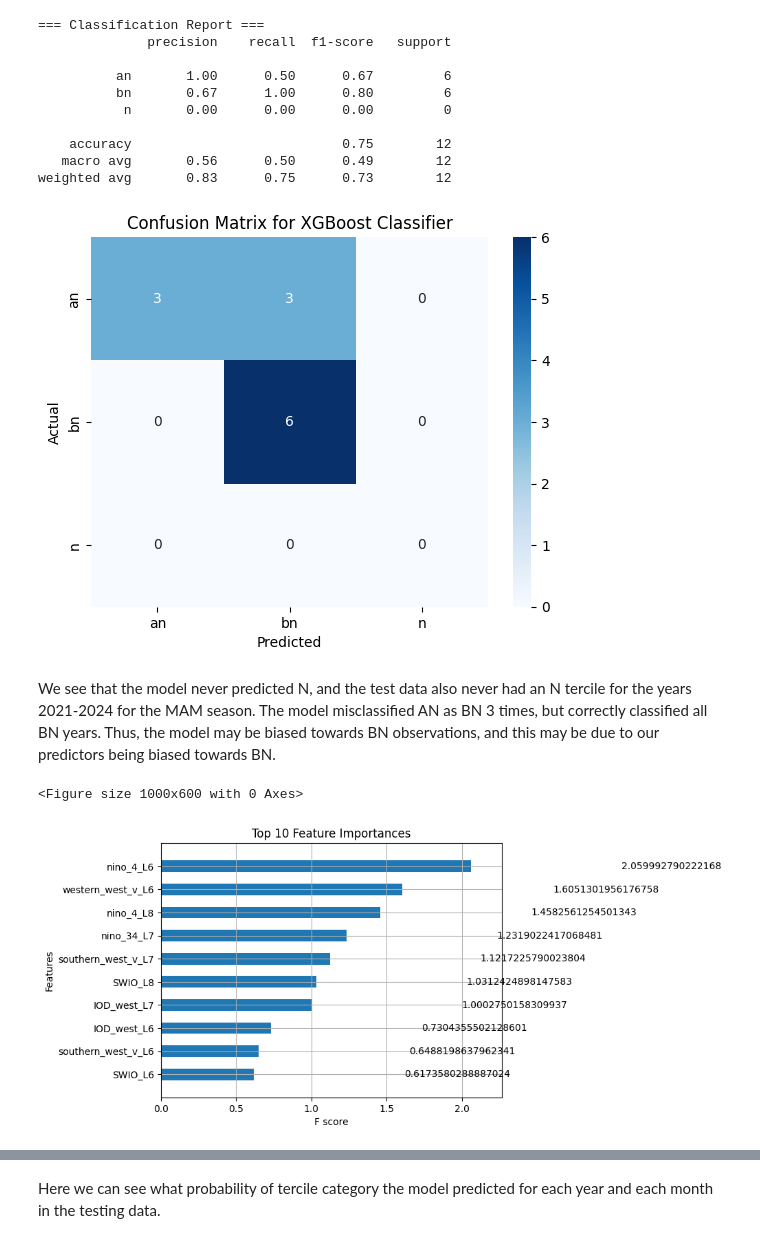
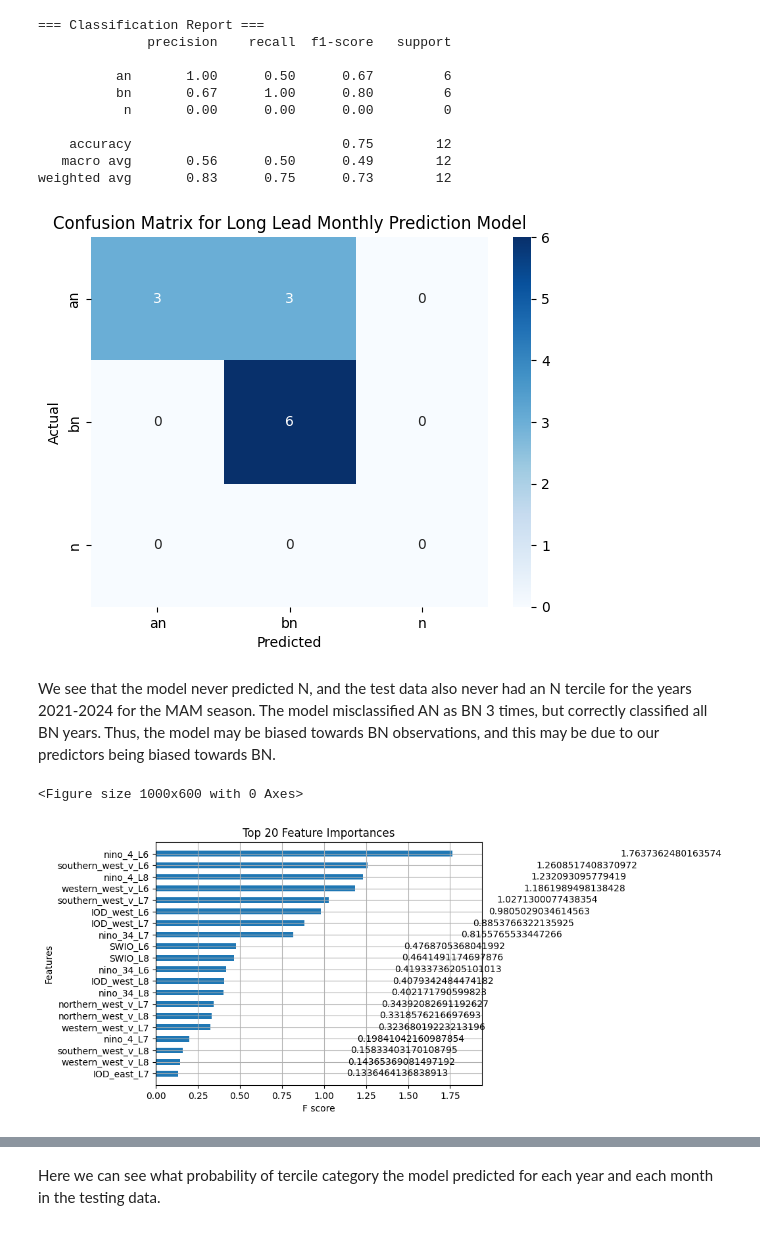
Before and after one commit to yatli24/CHC, a Jupyter notebook: Jupyter notebooks/monthly_and_seasonal_ML_xgboost.ipynb, the cells around one changed output, grey strips where cells are left out. Drawn from its saved outputs; the diff is of its cells as text; code cells hidden in the pictures.

```diff
--- a/Jupyter notebooks/monthly_and_seasonal_ML_xgboost.ipynb
+++ b/Jupyter notebooks/monthly_and_seasonal_ML_xgboost.ipynb
@@ -14,6 +18,6 @@ Mounted at /content/drive
 # %%
 # Load the CSV
-df = pd.read_csv("/content/drive/My Drive/capstone_data/ml_data/ml_data_monthly.csv")
+df = pd.read_csv("/content/drive/My Drive/capstone_data/ml_data/eea_mam_ml_data_monthly_seasonal_tercile.csv", index_col=0)
 
 # drop precip
 df = df.drop(columns=['precip'])
@@ -80,21 +84,21 @@ sns.heatmap(conf_mat, annot=True, fmt='d',
             cmap='Blues')
 plt.xlabel('Predicted')
 plt.ylabel('Actual')
-plt.title('Confusion Matrix for XGBoost Classifier')
+plt.title('Confusion Matrix for Long Lead Monthly Prediction Model')
 plt.show()
 # %% [output]
-[figure, old version]
+[figure, new version]
 # %% [markdown]
 We see that the model never predicted N, and the test data also never had an N tercile for the years 2021-2024 for the MAM season. The model misclassified AN as BN 3 times, but correctly classified all BN years. Thus, the model may be biased towards BN observations, and this may be due to our predictors being biased towards BN.
 # %%
 # Feature importance plot
 plt.figure(figsize=(10, 6))
-plot_importance(model, max_num_features=10, importance_type='gain', height=0.5)
-plt.title("Top 10 Feature Importances")
+plot_importance(model, max_num_features=20, importance_type='gain', height=0.5)
+plt.title("Top 20 Feature Importances")
 plt.show()
 # %% [output]
 <Figure size 1000x600 with 0 Axes>
-[figure, old version]
+[figure, new version]
 # %%
 # Reset index to ensure alignment
 test_info = test_df[['year', 'month']].reset_index(drop=True)
```
Also changed, not shown: parts of 17 cells of this notebook.
